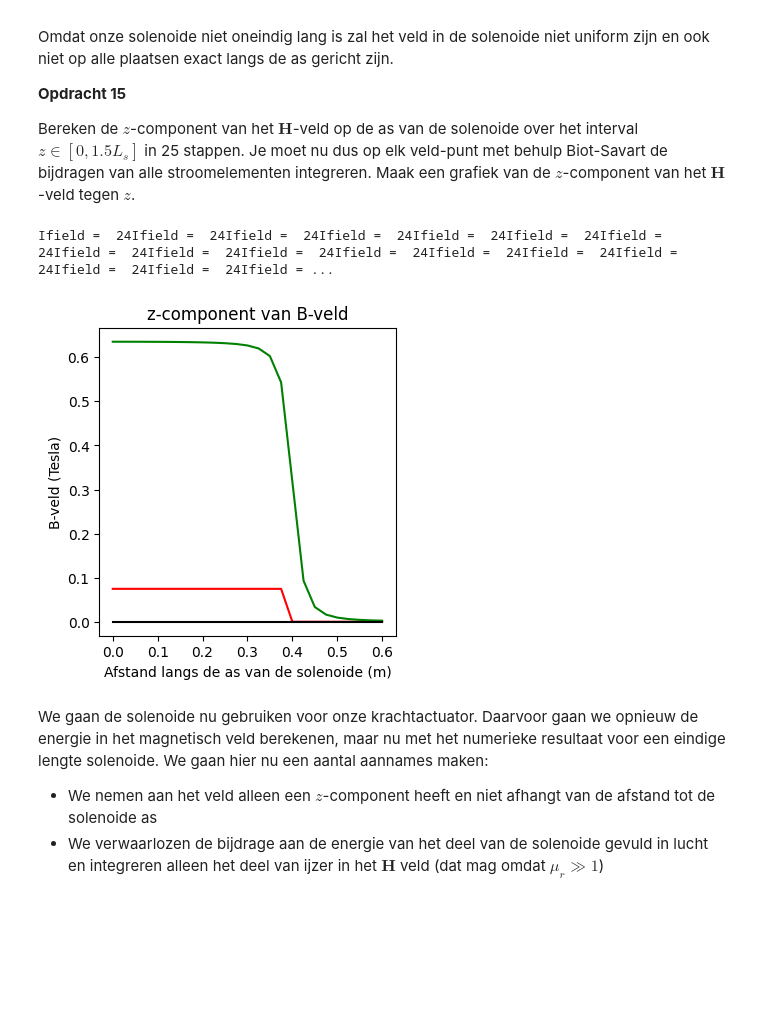
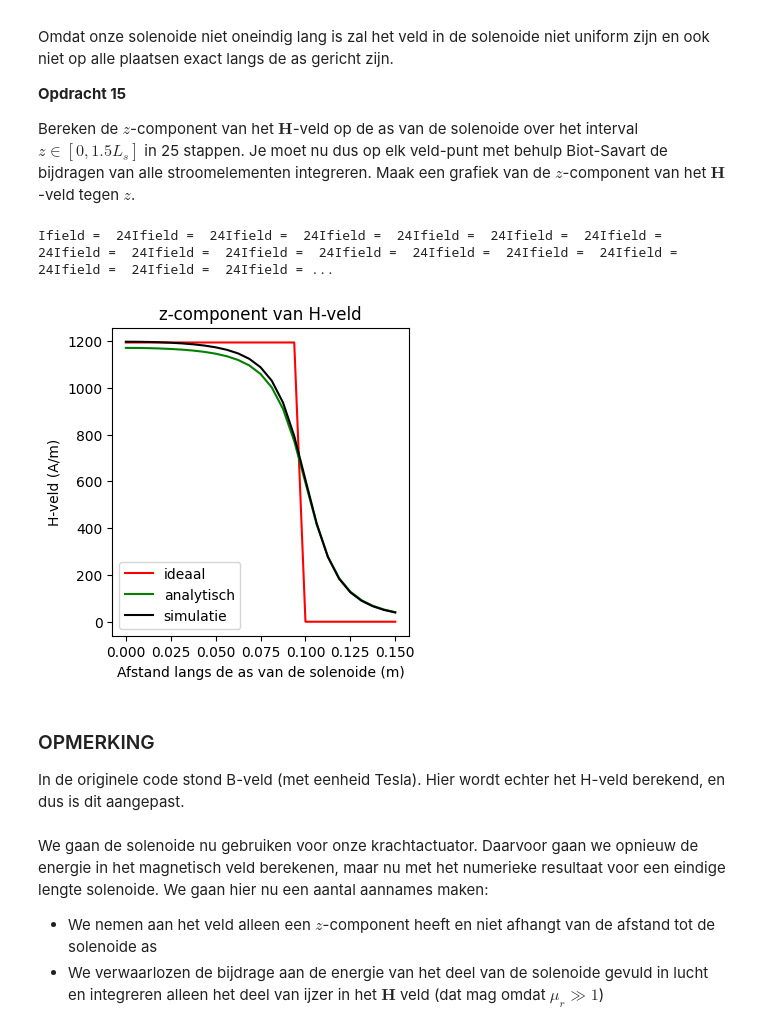
Before and after one commit to thaak123/THAAK-opdrachten-DEF-D, a Jupyter notebook: 2KrachtactuatorOpdracht/2KrachtactuatorOpdracht/KrachtactuatorOpdracht.ipynb, the cells around one changed output. Drawn from its saved outputs; the diff is of its cells as text; code cells hidden in the pictures; blank space fills up the shorter version.

Commit message:
tot en met opgave 16 voor raam

```diff
--- a/2KrachtactuatorOpdracht/2KrachtactuatorOpdracht/KrachtactuatorOpdracht.ipynb
+++ b/2KrachtactuatorOpdracht/2KrachtactuatorOpdracht/KrachtactuatorOpdracht.ipynb
@@ -521,9 +521,10 @@ a. Bereken het aantal omwentelingen van je draad, hierbij mag je aannemen dat de
 b. Bereken de $x$, $y$ en $z$ coordinaten.\
 c. Bereken de spoed, in eenheden van aantal omwentelingen per meter, en print dit.
 # %%
-l_draad = 8 # Lengte draad
-r_sol = 0.025 # Straal solenoide
-L_sol = 0.80 # Lengte solenoide
+l_draad = 15 # Lengte draad
+r_sol = 0.02 # Straal solenoide
+L_sol = 0.20 # Lengte solenoide
+
 aantal_omwentelingen = l_draad / (2 * np.pi * r_sol)
 N = int(aantal_omwentelingen) * 100 # Aantal wikkeling
 
@@ -559,8 +560,9 @@ Bereken het veld in het midden van de solenoide en vergelijk het met het analyti
 We gebruien $\vec{H} = \frac{I}{4\pi} \int \frac{d\vec{l}\, \times \,\vec{r}}{r^3}$ om het H-veld te berekenen.
 # %%
 #constanten
-I = 1.0 # A
-N = 1000
+N = 1500
+
+I = I_raam
 
 x,y,z = parametrisatie(N, r_sol, aantal_omwentelingen, L_sol)
 
@@ -615,39 +617,52 @@ Bereken de $z$-component van het $\mathbf{H}$-veld op de as van de solenoide ove
 n_ax=25
 z_ax=np.linspace(0, 1.5*L_sol/2, n_ax)
 H_ax=np.zeros((n_ax,1))
 
-# Zelf geschreven:
-aantal_omwent = aantal_omwentelingen / 100
+aantal_omwent = aantal_omwentelingen
+
 
 for i_field in range(n_ax):
     print(f"\rIfield =  {i_field}", end="") # Print welk element van het veld nu berekend wordt.
     # Bepaal de field coordinate
+    r_field = np.array([0,0,z_ax[i_field]])
+
     Hsimulated=np.array([0,0,0], dtype='float64')
-    for i_source in np.arange(1, N):
+
+    for i_source in np.arange(1, N-1):
         # Bepaal dl en r_source en gebruik
+        r_source = np.array([x_m[i_source], y_m[i_source], z_m[i_source]])
+        dl = np.array([dl_x[i_source], dl_y[i_source], dl_z[i_source]])
+
         Hsimulated += field_current_element(r_field, r_source, dl)
         print(f"Ifield =  {i_field}", end="")
 
     # selecting the z-component
     H_ax[i_field,0]=Hsimulated[2]
+
+# Analytisch H-veld
+analytical_answer = spoed * I
 
 H_veld_ideaal=analytical_answer*np.ones(n_ax)*(1.0*(z_ax < L_sol/2))
 
 # dit is nog een aardige analytische uitdrukking die je kan uitrekenen voor de z-component op de as van een solenoide met eindige lengte
 H_veld_analytisch=(aantal_omwent*I/L_sol/2)*((L_sol/2-z_ax)/np.sqrt((z_ax- L_sol/2)**2 + r_sol**2)+(L_sol/2+z_ax)/np.sqrt((z_ax+ L_sol/2)**2 + r_sol**2))
 
 plt.figure(figsize=[13,4])
 plt.subplot(131)
-plt.title('z-component van B-veld')
+plt.title('z-component van H-veld')
 plt.plot(z_ax, H_veld_ideaal, '-r', label='ideaal')
 plt.plot(z_ax, H_veld_analytisch, '-g', label='analytisch')
 plt.plot(z_ax, H_ax, '-k', label='simulatie')
 plt.xlabel('Afstand langs de as van de solenoide (m)')
-plt.ylabel('B-veld (Tesla)')
+plt.ylabel('H-veld (A/m)')
+plt.legend()
 plt.show()
 # %% [output]
 Ifield =  24Ifield =  24Ifield =  24Ifield =  24Ifield =  24Ifield =  24Ifield =  24Ifield =  24Ifield =  24Ifield =  24Ifield =  24Ifield =  24Ifield =  24Ifield =  24Ifield =  24Ifield =  24Ifield = ...
-[figure, old version]
+[figure, new version]
+# %% [markdown]
+### OPMERKING
+In de originele code stond B-veld (met eenheid Tesla). Hier wordt echter het H-veld berekend, en dus is dit aangepast.
 # %% [markdown]
 We gaan de solenoide nu gebruiken voor onze krachtactuator. Daarvoor gaan we opnieuw de energie in het magnetisch veld berekenen, maar nu met het numerieke resultaat voor een eindige lengte solenoide. We gaan hier nu een aantal aannames maken:
 * We nemen aan het veld alleen een $z$-component heeft en niet afhangt van de afstand tot de solenoide as
```
Also changed, not shown: parts of 5 cells of this notebook.
